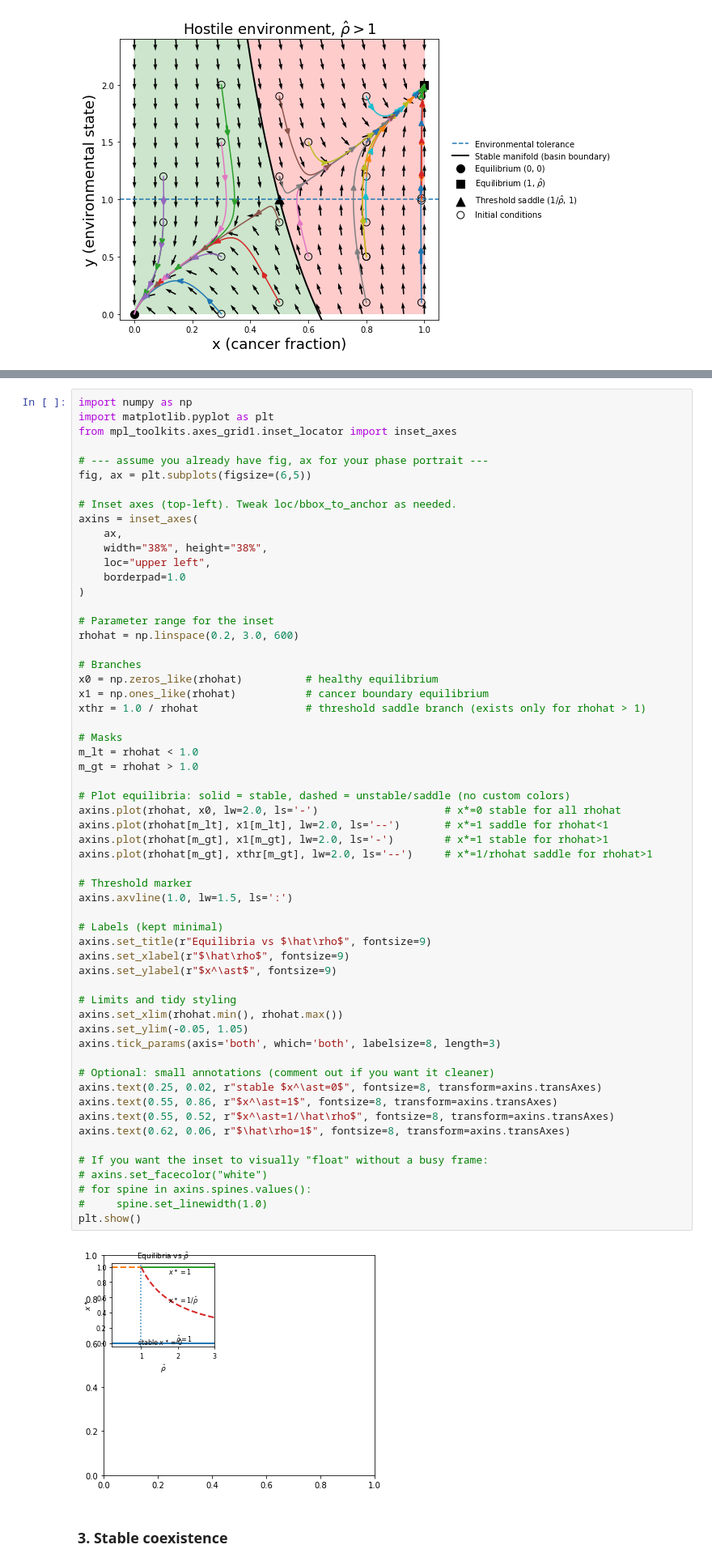
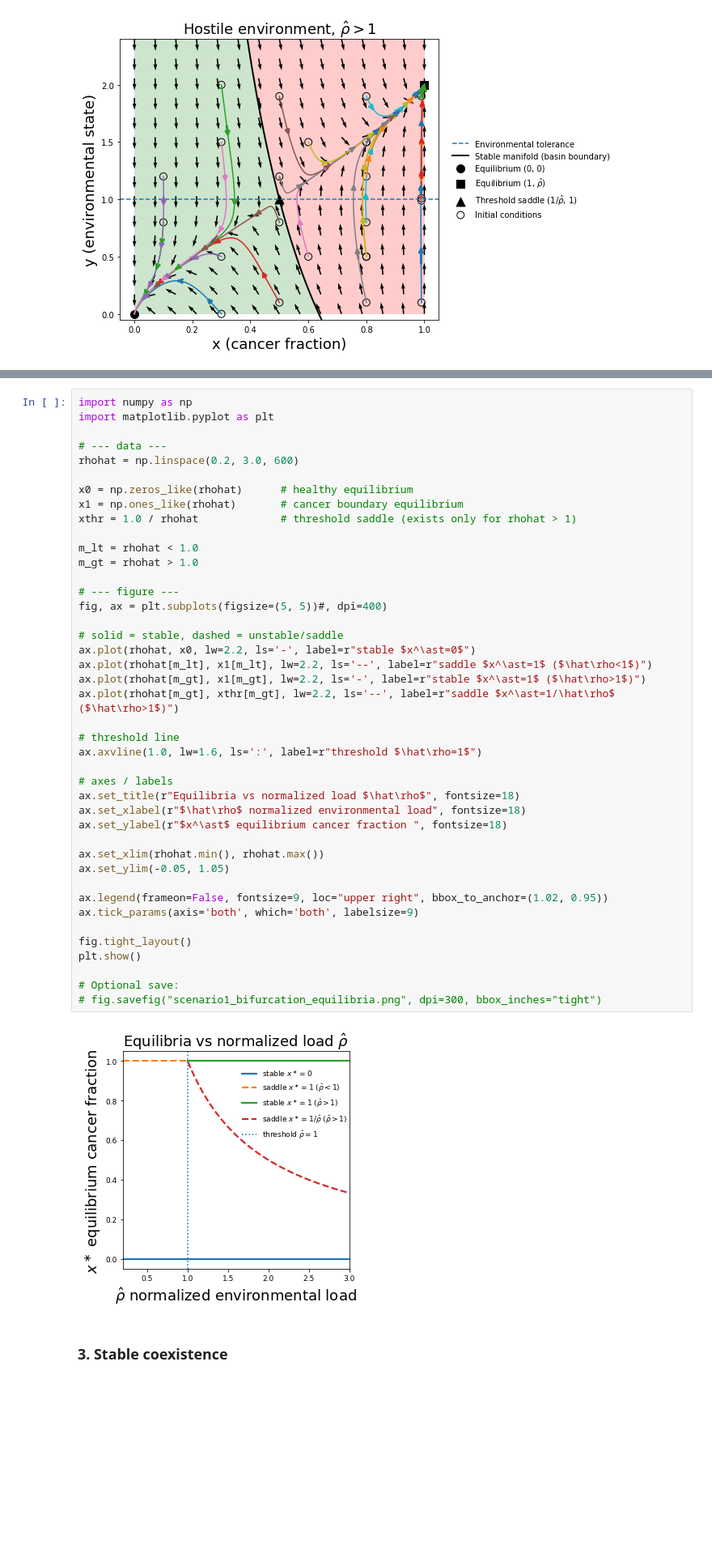
Before and after one commit to gyanezfeliu/dynamics_dormancy, a Jupyter notebook: EGT_paper.ipynb, the cells around one changed output, grey strips where cells are left out. Shown at 81% size. Saved outputs shown, nothing was run; the diff lists cells and outputs as text; blank space fills up the shorter version.

```diff
--- a/EGT_paper.ipynb
+++ b/EGT_paper.ipynb
@@ -607,63 +609,47 @@ plt.show()
 # %%
 import numpy as np
 import matplotlib.pyplot as plt
-from mpl_toolkits.axes_grid1.inset_locator import inset_axes
 
-# --- assume you already have fig, ax for your phase portrait ---
-fig, ax = plt.subplots(figsize=(6,5))
-
-# Inset axes (top-left). Tweak loc/bbox_to_anchor as needed.
-axins = inset_axes(
-    ax,
-    width="38%", height="38%",
-    loc="upper left",
-    borderpad=1.0
-)
-
-# Parameter range for the inset
+# --- data ---
 rhohat = np.linspace(0.2, 3.0, 600)
 
-# Branches
-x0 = np.zeros_like(rhohat)          # healthy equilibrium
-x1 = np.ones_like(rhohat)           # cancer boundary equilibrium
-xthr = 1.0 / rhohat                 # threshold saddle branch (exists only for rhohat > 1)
+x0 = np.zeros_like(rhohat)      # healthy equilibrium
+x1 = np.ones_like(rhohat)       # cancer boundary equilibrium
+xthr = 1.0 / rhohat             # threshold saddle (exists only for rhohat > 1)
 
-# Masks
 m_lt = rhohat < 1.0
 m_gt = rhohat > 1.0
 
-# Plot equilibria: solid = stable, dashed = unstable/saddle (no custom colors)
-axins.plot(rhohat, x0, lw=2.0, ls='-')                    # x*=0 stable for all rhohat
-axins.plot(rhohat[m_lt], x1[m_lt], lw=2.0, ls='--')       # x*=1 saddle for rhohat<1
-axins.plot(rhohat[m_gt], x1[m_gt], lw=2.0, ls='-')        # x*=1 stable for rhohat>1
-axins.plot(rhohat[m_gt], xthr[m_gt], lw=2.0, ls='--')     # x*=1/rhohat saddle for rhohat>1
+# --- figure ---
+fig, ax = plt.subplots(figsize=(5, 5))#, dpi=400)
 
-# Threshold marker
-axins.axvline(1.0, lw=1.5, ls=':')
+# solid = stable, dashed = unstable/saddle
+ax.plot(rhohat, x0, lw=2.2, ls='-', label=r"stable $x^\ast=0$")
+ax.plot(rhohat[m_lt], x1[m_lt], lw=2.2, ls='--', label=r"saddle $x^\ast=1$ ($\hat\rho<1$)")
+ax.plot(rhohat[m_gt], x1[m_gt], lw=2.2, ls='-', label=r"stable $x^\ast=1$ ($\hat\rho>1$)")
+ax.plot(rhohat[m_gt], xthr[m_gt], lw=2.2, ls='--', label=r"saddle $x^\ast=1/\hat\rho$ ($\hat\rho>1$)")
 
-# Labels (kept minimal)
-axins.set_title(r"Equilibria vs $\hat\rho$", fontsize=9)
-axins.set_xlabel(r"$\hat\rho$", fontsize=9)
-axins.set_ylabel(r"$x^\ast$", fontsize=9)
+# threshold line
+ax.axvline(1.0, lw=1.6, ls=':', label=r"threshold $\hat\rho=1$")
 
-# Limits and tidy styling
-axins.set_xlim(rhohat.min(), rhohat.max())
-axins.set_ylim(-0.05, 1.05)
-axins.tick_params(axis='both', which='both', labelsize=8, length=3)
+# axes / labels
+ax.set_title(r"Equilibria vs normalized load $\hat\rho$", fontsize=18)
+ax.set_xlabel(r"$\hat\rho$ normalized environmental load", fontsize=18)
+ax.set_ylabel(r"$x^\ast$ equilibrium cancer fraction ", fontsize=18)
 
-# Optional: small annotations (comment out if you want it cleaner)
-axins.text(0.25, 0.02, r"stable $x^\ast=0$", fontsize=8, transform=axins.transAxes)
-axins.text(0.55, 0.86, r"$x^\ast=1$", fontsize=8, transform=axins.transAxes)
-axins.text(0.55, 0.52, r"$x^\ast=1/\hat\rho$", fontsize=8, transform=axins.transAxes)
-axins.text(0.62, 0.06, r"$\hat\rho=1$", fontsize=8, transform=axins.transAxes)
+ax.set_xlim(rhohat.min(), rhohat.max())
+ax.set_ylim(-0.05, 1.05)
 
-# If you want the inset to visually "float" without a busy frame:
-# axins.set_facecolor("white")
-# for spine in axins.spines.values():
-#     spine.set_linewidth(1.0)
+ax.legend(frameon=False, fontsize=9, loc="upper right", bbox_to_anchor=(1.02, 0.95))
+ax.tick_params(axis='both', which='both', labelsize=9)
+
+fig.tight_layout()
 plt.show()
+
+# Optional save:
+# fig.savefig("scenario1_bifurcation_equilibria.png", dpi=300, bbox_inches="tight")
 # %% [output]
-[figure, old version]
+[figure, new version]
 # %% [markdown]
 ### 3. Stable coexistence
 # %% [markdown]
```
Also changed, not shown: parts of 8 cells of this notebook, 3 other files.
